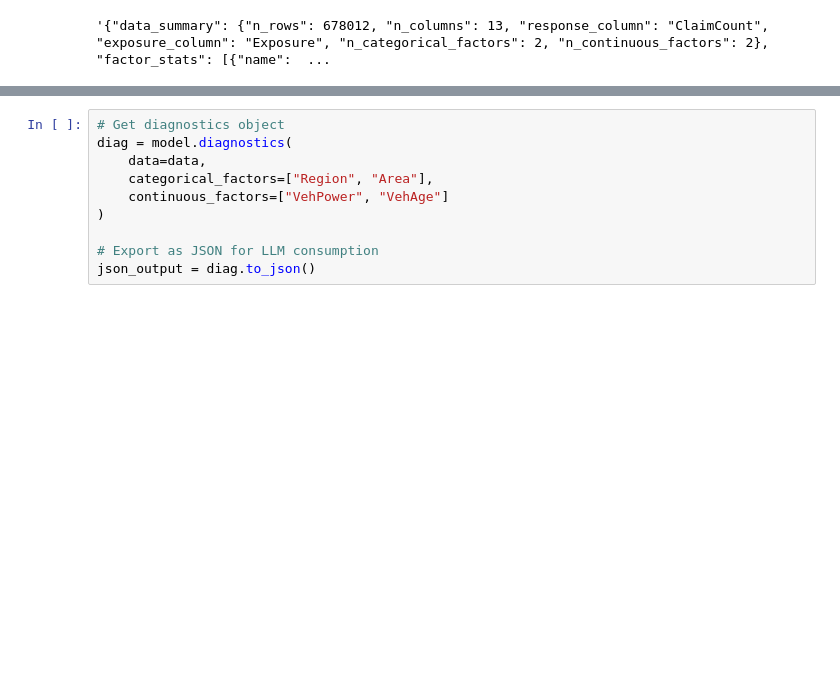
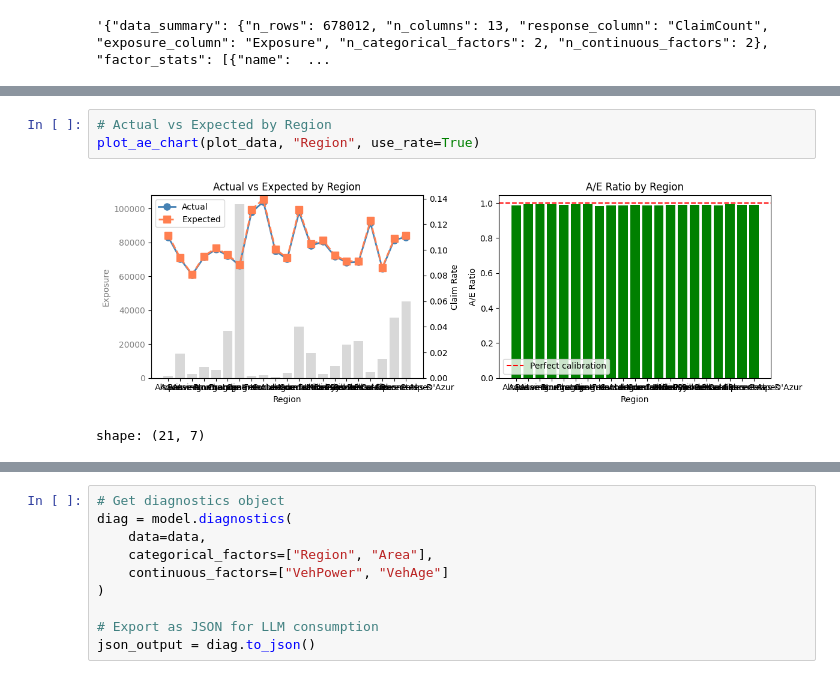
Before and after one commit to PricingFrontier/rustystats, a Jupyter notebook: examples/frequency.ipynb, the cells around one changed output, grey strips where cells are left out. Cells and saved outputs as stored; diff of their text form; blank space fills up the shorter version.

```diff
--- a/examples/frequency.ipynb
+++ b/examples/frequency.ipynb
@@ -25,0 +185,6 @@ model = rs.glm(
+# %%
+# Actual vs Expected by Region
+plot_ae_chart(plot_data, "Region", use_rate=True)
+# %% [output]
+[figure, added]
+shape: (21, 7)
```
Also changed, not shown: parts of 22 cells of this notebook, 5 other files.
